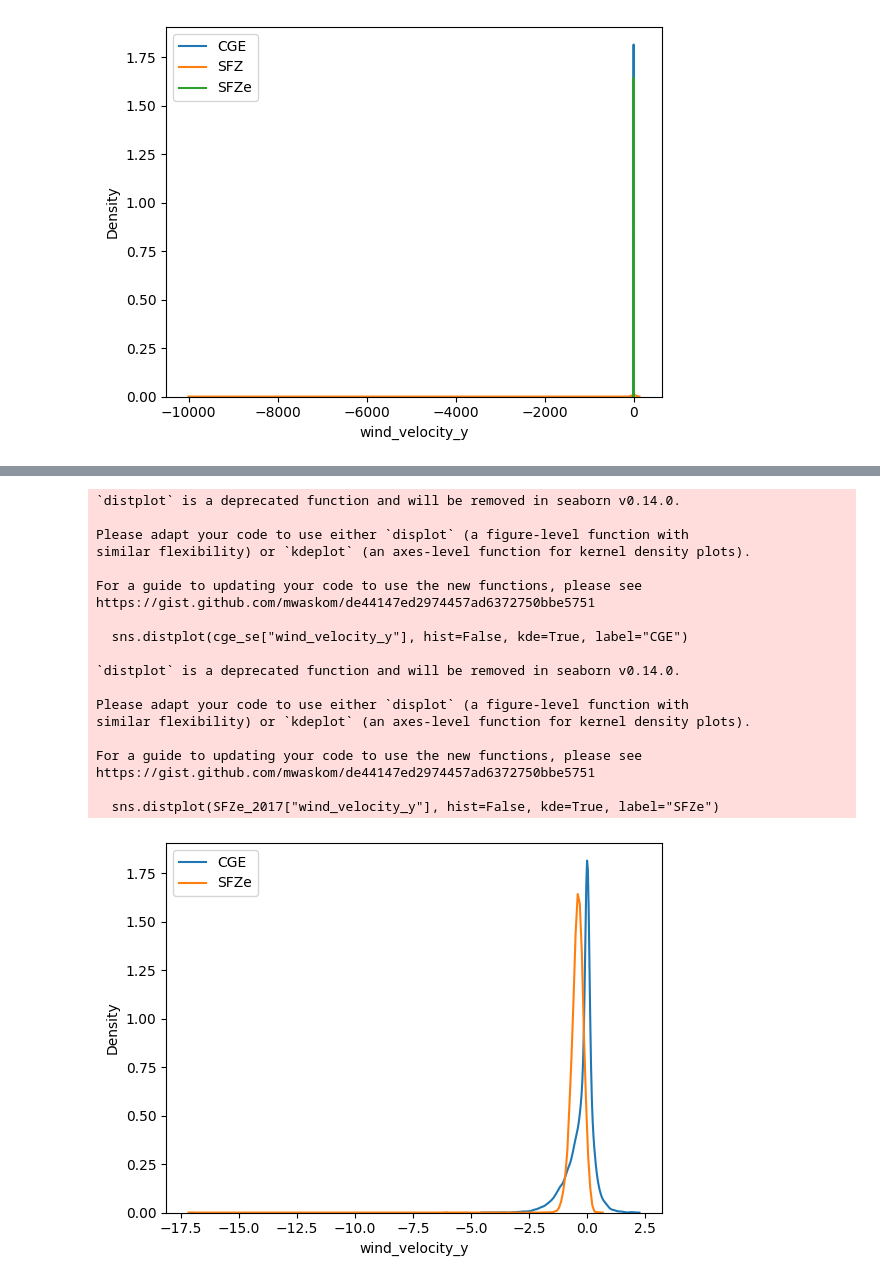
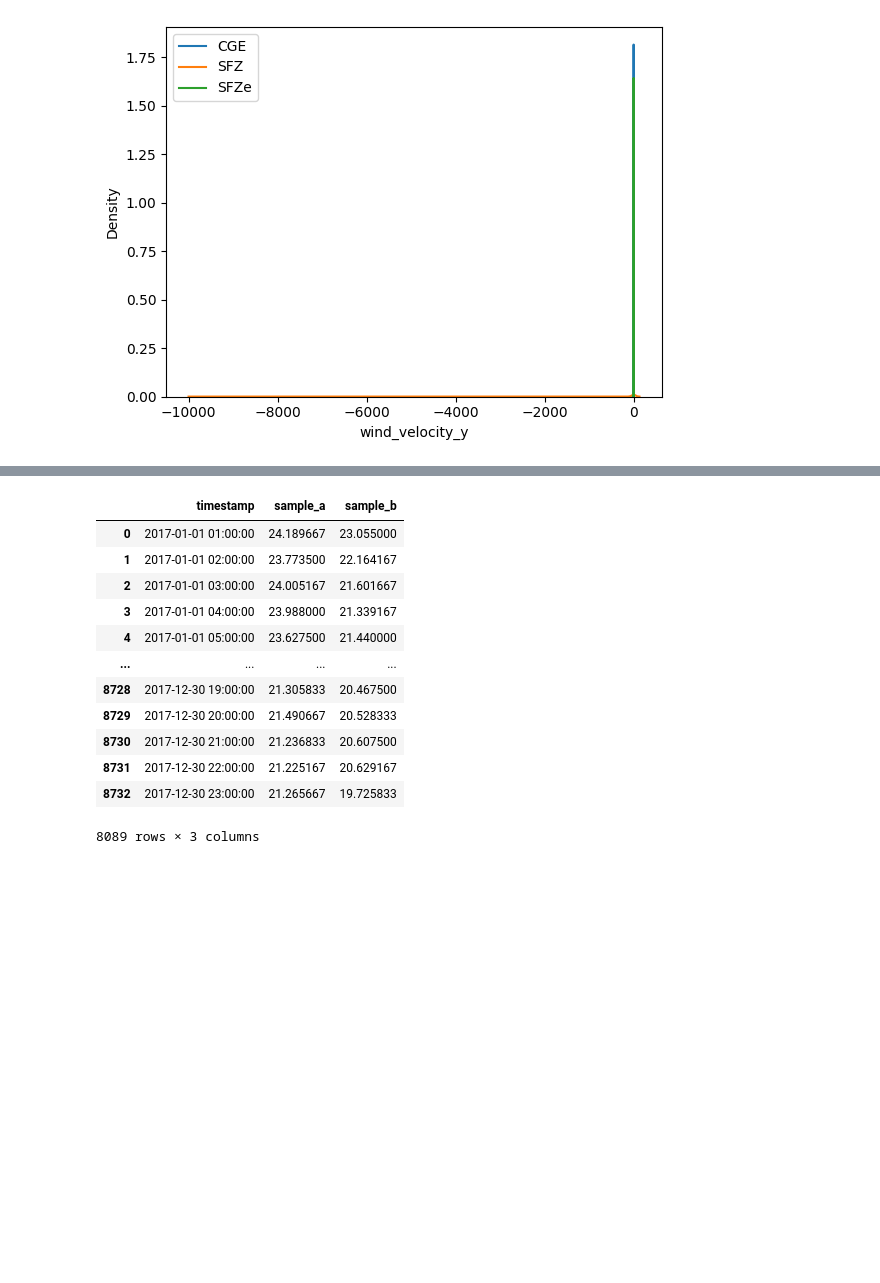
Before and after one commit to plbalmeida/ml-uhi, a Jupyter notebook: notebooks/5.0-iag-data-analysis.ipynb, the cells around one changed output, grey strips where cells are left out. Drawn from its saved outputs; the diff is of its cells as text; code cells hidden in the pictures; blank space fills up the shorter version.

```diff
--- a/notebooks/5.0-iag-data-analysis.ipynb
+++ b/notebooks/5.0-iag-data-analysis.ipynb
@@ -427,26 +402,0 @@ https://gist.github.com/mwaskom/de44147ed2974457ad6372750bbe5751
-# %%
-sns.distplot(cge_se["wind_velocity_y"], hist=False, kde=True, label="CGE")
-sns.distplot(SFZe_2017["wind_velocity_y"], hist=False, kde=True, label="SFZe")
-plt.legend()
-plt.show()
-# %% [output]
-`distplot` is a deprecated function and will be removed in seaborn v0.14.0.
-
-Please adapt your code to use either `displot` (a figure-level function with
-similar flexibility) or `kdeplot` (an axes-level function for kernel density plots).
-
-For a guide to updating your code to use the new functions, please see
-https://gist.github.com/mwaskom/de44147ed2974457ad6372750bbe5751
-
-  sns.distplot(cge_se["wind_velocity_y"], hist=False, kde=True, label="CGE")
-
-`distplot` is a deprecated function and will be removed in seaborn v0.14.0.
-
-Please adapt your code to use either `displot` (a figure-level function with
-similar flexibility) or `kdeplot` (an axes-level function for kernel density plots).
-
-For a guide to updating your code to use the new functions, please see
-https://gist.github.com/mwaskom/de44147ed2974457ad6372750bbe5751
-
-  sns.distplot(SFZe_2017["wind_velocity_y"], hist=False, kde=True, label="SFZe")
-[figure, removed]
@@ -452,0 +421,24 @@ https://gist.github.com/mwaskom/de44147ed2974457ad6372750bbe5751
+# %%
+sample_A = cge_se[["timestamp", "temperature"]].rename(columns={"temperature": "sample_a"})
+sample_A["timestamp"] = sample_A["timestamp"].astype(str)
+
+sample_B = SFZ_2017[["temperature"]].rename(columns={"temperature": "sample_b"})
+sample_B = sample_B.reset_index()
+sample_B["timestamp"] = sample_B["timestamp"].astype(str)
+
+df = sample_A.merge(sample_B, on="timestamp").dropna()
+df
+# %% [output]
+|  | timestamp | sample_a | sample_b |
+| 0 | 2017-01-01 01:00:00 | 24.189667 | 23.055000 |
+| 1 | 2017-01-01 02:00:00 | 23.773500 | 22.164167 |
+| 2 | 2017-01-01 03:00:00 | 24.005167 | 21.601667 |
+| 3 | 2017-01-01 04:00:00 | 23.988000 | 21.339167 |
+| 4 | 2017-01-01 05:00:00 | 23.627500 | 21.440000 |
+| ... | ... | ... | ... |
+| 8728 | 2017-12-30 19:00:00 | 21.305833 | 20.467500 |
+| 8729 | 2017-12-30 20:00:00 | 21.490667 | 20.528333 |
+| 8730 | 2017-12-30 21:00:00 | 21.236833 | 20.607500 |
+| 8731 | 2017-12-30 22:00:00 | 21.225167 | 20.629167 |
+| 8732 | 2017-12-30 23:00:00 | 21.265667 | 19.725833 |
+8089 rows × 3 columns
```
Also changed, not shown: parts of 4 cells of this notebook.
